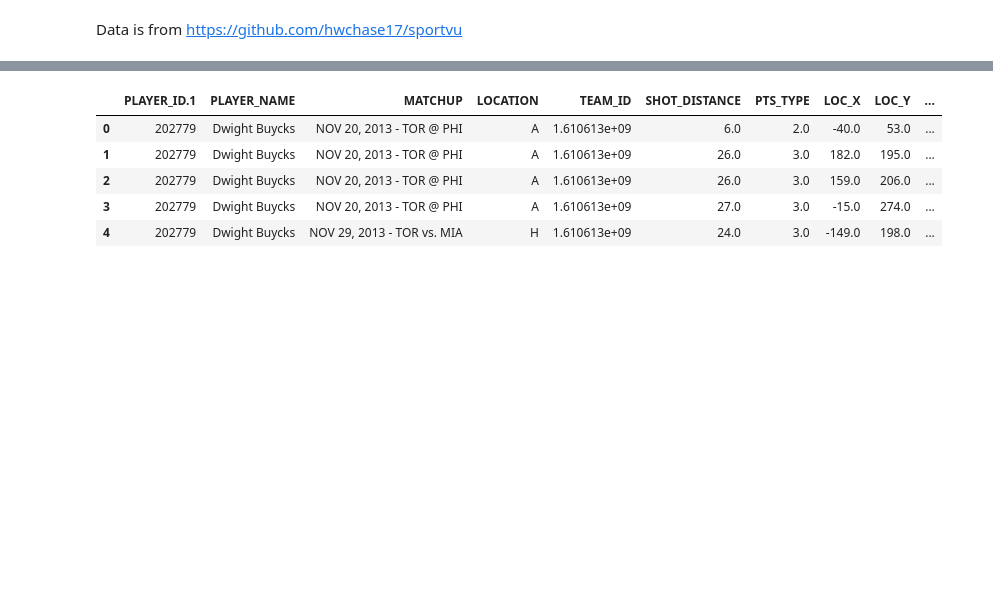
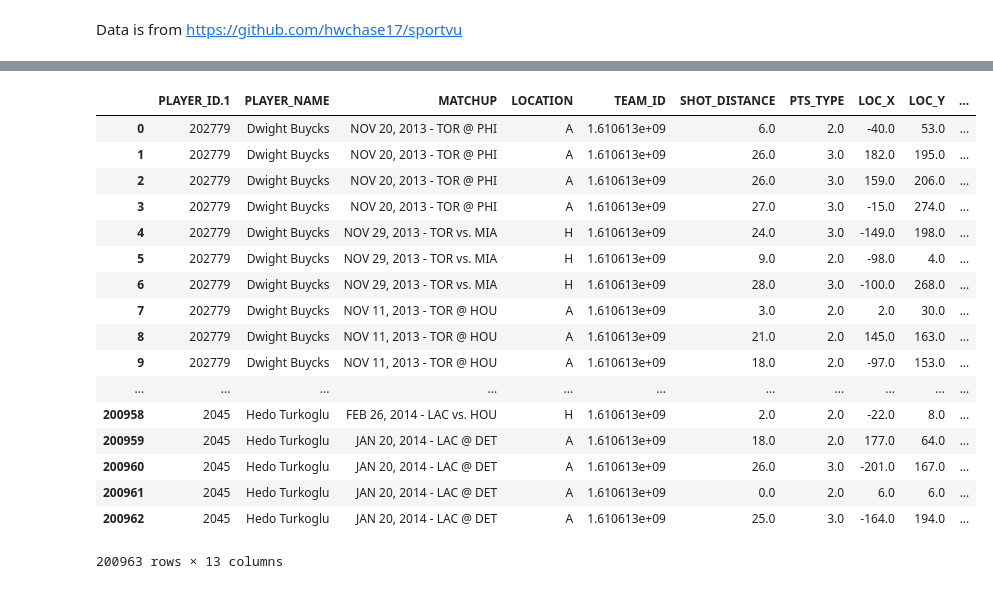
Before and after one commit to geoffpoon/nba_shot_chart, a Jupyter notebook: scripts/init_EDA.ipynb, the cells around one changed output, grey strips where cells are left out. Cells and saved outputs as stored; diff of their text form; code cells hidden in the pictures; blank space fills up the shorter version.

```diff
--- a/scripts/init_EDA.ipynb
+++ b/scripts/init_EDA.ipynb
@@ -28,16 +54,28 @@ full_DatFrame.keys()
 # %%
 df = pd.DataFrame(full_DatFrame,
                   columns = ['PLAYER_ID.1', 'PLAYER_NAME',
                              'MATCHUP', 'LOCATION', 'TEAM_ID',
                              'SHOT_DISTANCE',
                              'PTS_TYPE', 'LOC_X', 'LOC_Y',
                              'ACTION_TYPE', 'SHOT_TYPE',
                              'SHOT_ATTEMPTED_FLAG', 'SHOT_MADE_FLAG'])
-df[:5]
+df
 # %% [output]
 |  | PLAYER_ID.1 | PLAYER_NAME | MATCHUP | LOCATION | TEAM_ID | SHOT_DISTANCE | PTS_TYPE | LOC_X | LOC_Y | ... |
 | 0 | 202779 | Dwight Buycks | NOV 20, 2013 - TOR @ PHI | A | 1.610613e+09 | 6.0 | 2.0 | -40.0 | 53.0 | ... |
 | 1 | 202779 | Dwight Buycks | NOV 20, 2013 - TOR @ PHI | A | 1.610613e+09 | 26.0 | 3.0 | 182.0 | 195.0 | ... |
 | 2 | 202779 | Dwight Buycks | NOV 20, 2013 - TOR @ PHI | A | 1.610613e+09 | 26.0 | 3.0 | 159.0 | 206.0 | ... |
 | 3 | 202779 | Dwight Buycks | NOV 20, 2013 - TOR @ PHI | A | 1.610613e+09 | 27.0 | 3.0 | -15.0 | 274.0 | ... |
 | 4 | 202779 | Dwight Buycks | NOV 29, 2013 - TOR vs. MIA | H | 1.610613e+09 | 24.0 | 3.0 | -149.0 | 198.0 | ... |
+| 5 | 202779 | Dwight Buycks | NOV 29, 2013 - TOR vs. MIA | H | 1.610613e+09 | 9.0 | 2.0 | -98.0 | 4.0 | ... |
+| 6 | 202779 | Dwight Buycks | NOV 29, 2013 - TOR vs. MIA | H | 1.610613e+09 | 28.0 | 3.0 | -100.0 | 268.0 | ... |
+| 7 | 202779 | Dwight Buycks | NOV 11, 2013 - TOR @ HOU | A | 1.610613e+09 | 3.0 | 2.0 | 2.0 | 30.0 | ... |
+| 8 | 202779 | Dwight Buycks | NOV 11, 2013 - TOR @ HOU | A | 1.610613e+09 | 21.0 | 2.0 | 145.0 | 163.0 | ... |
+| 9 | 202779 | Dwight Buycks | NOV 11, 2013 - TOR @ HOU | A | 1.610613e+09 | 18.0 | 2.0 | -97.0 | 153.0 | ... |
+| ... | ... | ... | ... | ... | ... | ... | ... | ... | ... | ... |
+| 200958 | 2045 | Hedo Turkoglu | FEB 26, 2014 - LAC vs. HOU | H | 1.610613e+09 | 2.0 | 2.0 | -22.0 | 8.0 | ... |
+| 200959 | 2045 | Hedo Turkoglu | JAN 20, 2014 - LAC @ DET | A | 1.610613e+09 | 18.0 | 2.0 | 177.0 | 64.0 | ... |
+| 200960 | 2045 | Hedo Turkoglu | JAN 20, 2014 - LAC @ DET | A | 1.610613e+09 | 26.0 | 3.0 | -201.0 | 167.0 | ... |
+| 200961 | 2045 | Hedo Turkoglu | JAN 20, 2014 - LAC @ DET | A | 1.610613e+09 | 0.0 | 2.0 | 6.0 | 6.0 | ... |
+| 200962 | 2045 | Hedo Turkoglu | JAN 20, 2014 - LAC @ DET | A | 1.610613e+09 | 25.0 | 3.0 | -164.0 | 194.0 | ... |
+200963 rows × 13 columns
```
Also changed, not shown: parts of 19 cells of this notebook, 3 other files.
